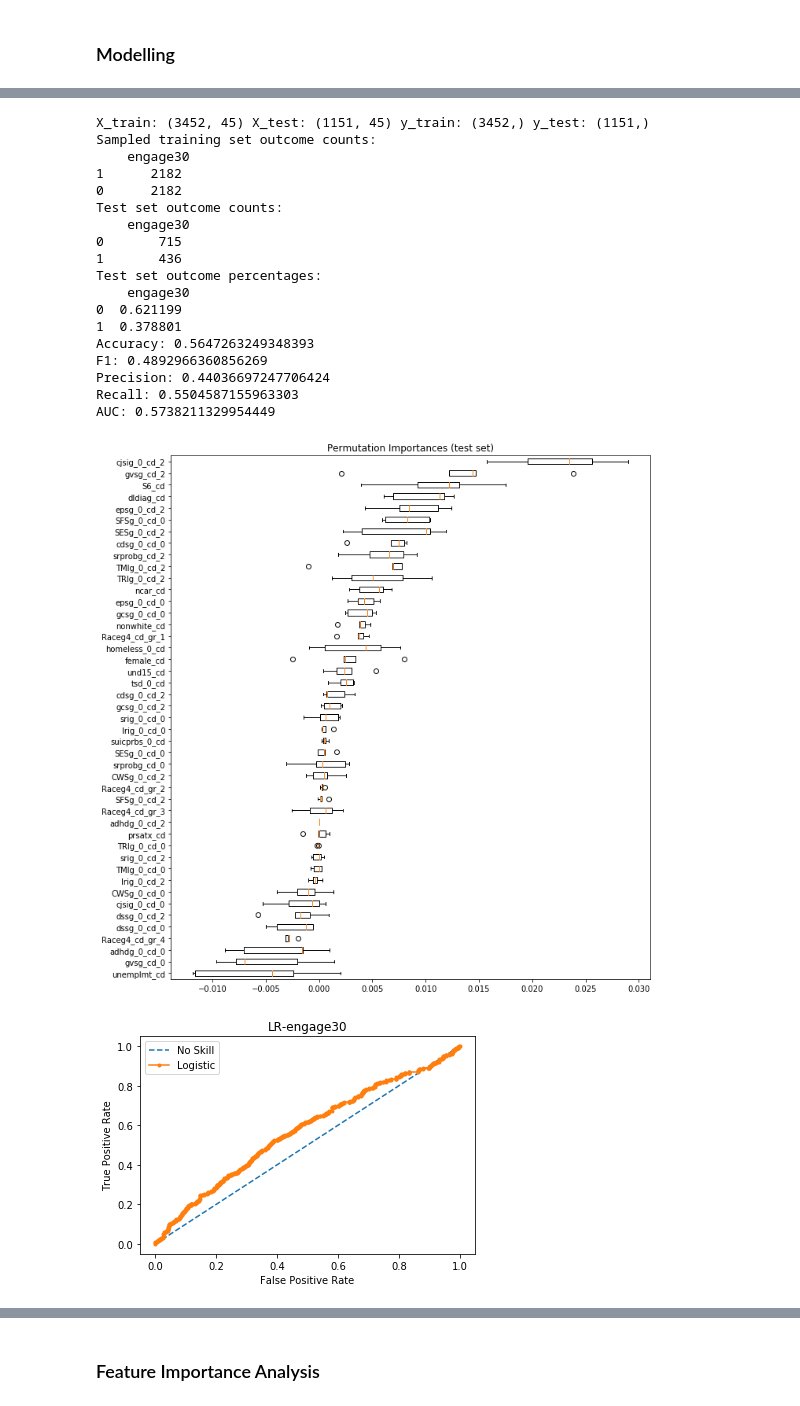
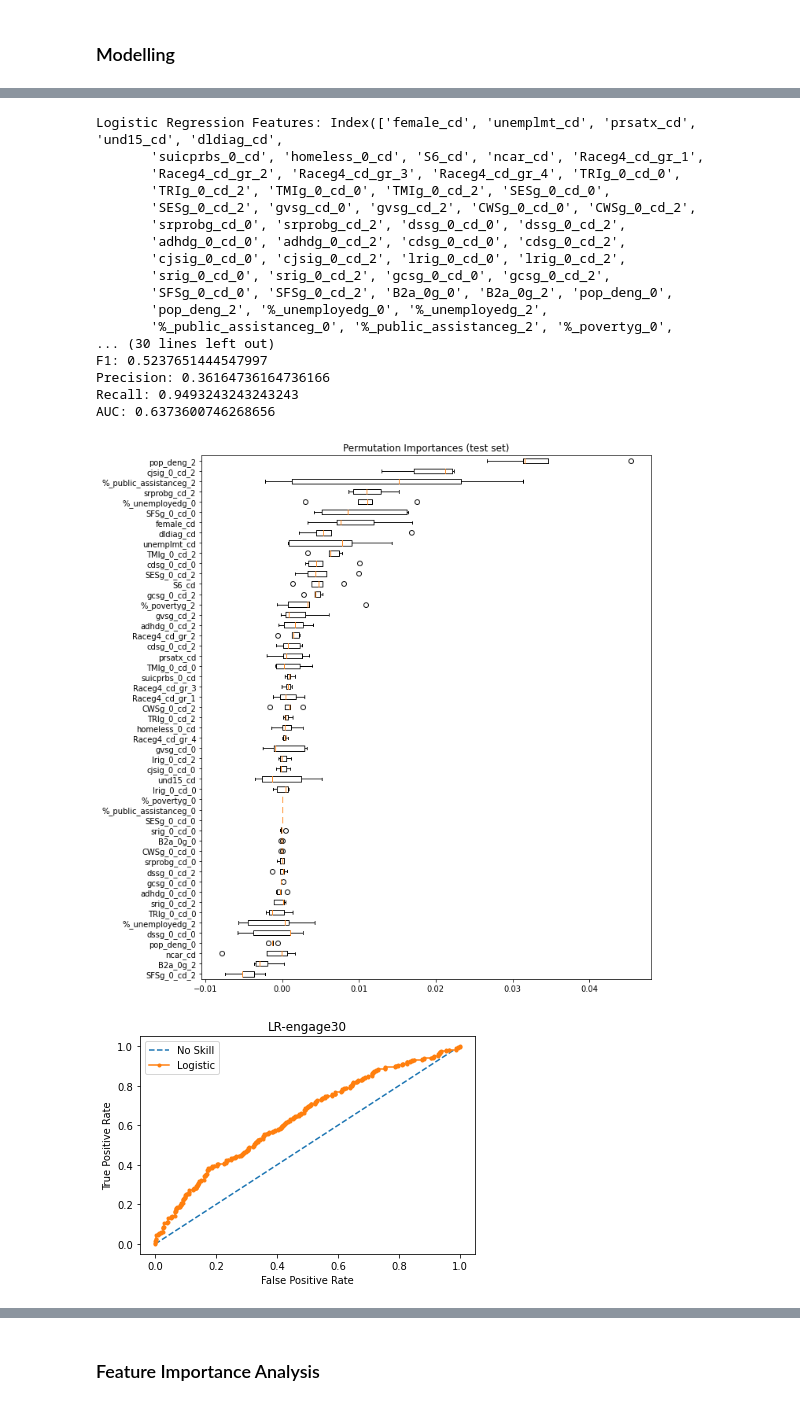
Before and after one commit to prathikr/Jordan-Prep, a Jupyter notebook: Jordan-Prep/mvp.ipynb, the cells around one changed output, grey strips where cells are left out. Saved outputs shown, nothing was run; the diff lists cells and outputs as text; code cells hidden in the pictures.

```diff
--- a/Jordan-Prep/mvp.ipynb
+++ b/Jordan-Prep/mvp.ipynb
@@ -36,0 +59,4 @@ df.head()
+# %%
+df = df.astype({'pop_deng': 'int64', '%_unemployedg': 'int64', '%_public_assistanceg': 'int64', '%_povertyg': 'int64'})
+# %%
+df.drop(columns=['epsg_0_cd'], inplace=True) # since dssg and epsg are correlated
@@ -79,8 +110,8 @@ def run_model(model, X_train, X_test, y_train, y_test, outcome):
     y_pred = top_model.predict_proba(X_test)[:,1]
 
     y_pred_bin = deepcopy(y_pred)
-    y_pred_bin[y_pred_bin < 0.5] = 0
-    y_pred_bin[y_pred_bin >= 0.5] = 1
+    y_pred_bin[y_pred_bin < 0.25] = 0
+    y_pred_bin[y_pred_bin >= 0.25] = 1
 
     accuracy = metrics.accuracy_score(y_test, y_pred_bin)
     f1 = metrics.f1_score(y_test, y_pred_bin)
@@ -133,7 +164,8 @@ def run_model(model, X_train, X_test, y_train, y_test, outcome):
     plt.show()
 
     features = X_train.columns
-    feature_importance_df = pd.DataFrame({"feature": features, label: result['importances_mean']})
+    #feature_importance_df = pd.DataFrame({"feature": features, label: result['importances_mean']}) # PFI
+    feature_importance_df = pd.DataFrame({"feature": features, label: feature_importance})
     feature_importance_df = feature_importance_df.set_index('feature')
     return feature_importance_df, [label, y_test.value_counts(normalize=True)[1], y_test.value_counts(normalize=True)[0], X_train.shape[0], accuracy, f1, precision, recall, auc]
 # %%
@@ -216,24 +248,27 @@ AUC: 0.583274523641496
 # %%
-feat_imp_lr_engage30, perf_stats_lr_engage30 = run_model(LogisticRegression(C=0.75, max_iter=1000), get_logistic_regression_features(engage30_X_train), get_logistic_regression_features(engage30_X_test), engage30_y_train, engage30_y_test, 'engage30')
+tmp = get_logistic_regression_features(engage30_X_test)
+tmp['%_public_assistanceg_0'] = 0
+tmp['%_povertyg_0'] = 0
+
+feat_imp_lr_engage30, perf_stats_lr_engage30 = run_model(LogisticRegression(C=0.75, max_iter=1000), get_logistic_regression_features(engage30_X_train), tmp, engage30_y_train, engage30_y_test, 'engage30')
 # %% [output]
-X_train: (3452, 45) X_test: (1151, 45) y_train: (3452,) y_test: (1151,)
-Sampled training set outcome counts:
-    engage30
-1      2182
-0      2182
-Test set outcome counts:
-    engage30
-0       715
-1       436
-Test set outcome percentages:
-    engage30
-0  0.621199
-1  0.378801
-Accuracy: 0.5647263249348393
-F1: 0.4892966360856269
-Precision: 0.44036697247706424
-Recall: 0.5504587155963303
-AUC: 0.5738211329954449
+Logistic Regression Features: Index(['female_cd', 'unemplmt_cd', 'prsatx_cd', 'und15_cd', 'dldiag_cd',
+       'suicprbs_0_cd', 'homeless_0_cd', 'S6_cd', 'ncar_cd', 'Raceg4_cd_gr_1',
+       'Raceg4_cd_gr_2', 'Raceg4_cd_gr_3', 'Raceg4_cd_gr_4', 'TRIg_0_cd_0',
+       'TRIg_0_cd_2', 'TMIg_0_cd_0', 'TMIg_0_cd_2', 'SESg_0_cd_0',
+       'SESg_0_cd_2', 'gvsg_cd_0', 'gvsg_cd_2', 'CWSg_0_cd_0', 'CWSg_0_cd_2',
+       'srprobg_cd_0', 'srprobg_cd_2', 'dssg_0_cd_0', 'dssg_0_cd_2',
+       'adhdg_0_cd_0', 'adhdg_0_cd_2', 'cdsg_0_cd_0', 'cdsg_0_cd_2',
+       'cjsig_0_cd_0', 'cjsig_0_cd_2', 'lrig_0_cd_0', 'lrig_0_cd_2',
+       'srig_0_cd_0', 'srig_0_cd_2', 'gcsg_0_cd_0', 'gcsg_0_cd_2',
+       'SFSg_0_cd_0', 'SFSg_0_cd_2', 'B2a_0g_0', 'B2a_0g_2', 'pop_deng_0',
+       'pop_deng_2', '%_unemployedg_0', '%_unemployedg_2',
+       '%_public_assistanceg_0', '%_public_assistanceg_2', '%_povertyg_0',
+... (30 lines left out)
+F1: 0.5237651444547997
+Precision: 0.36164736164736166
+Recall: 0.9493243243243243
+AUC: 0.6373600746268656
-[figure, old version]
+[figure, new version]
-[figure, old version]
+[figure, new version]
 # %%
```
Also changed, not shown: parts of 25 cells of this notebook, 3 other files.
